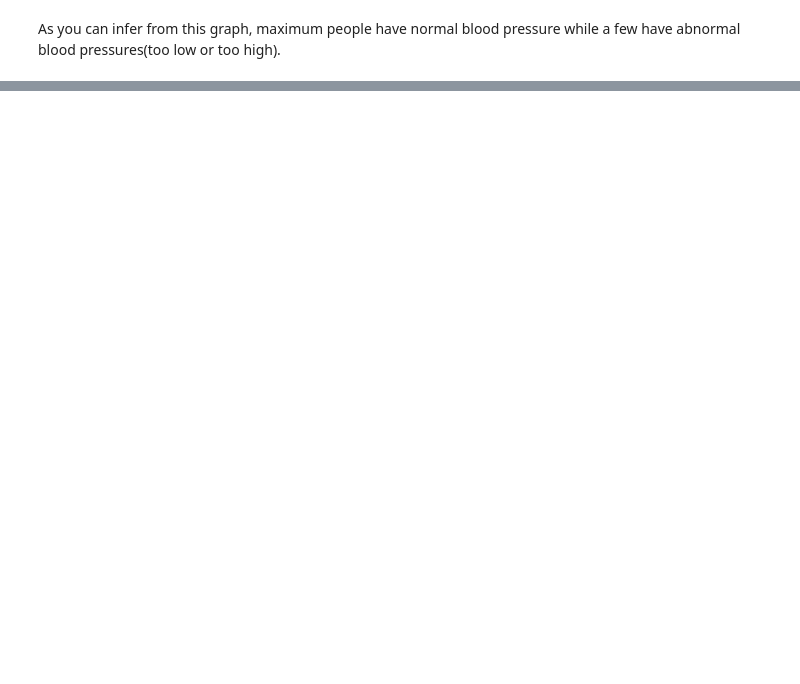
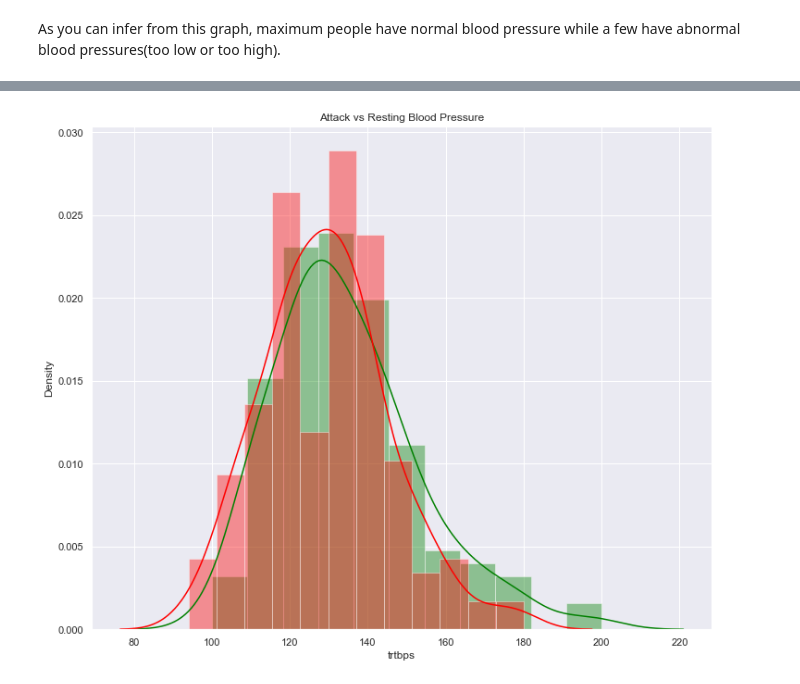
Before and after one commit to Si-D/Heart-Attack-Prediction, a Jupyter notebook: heartattackprediction.ipynb, the cells around one changed output, grey strips where cells are left out. Cells and saved outputs as stored; diff of their text form; code cells hidden in the pictures; blank space fills up the shorter version.

```diff
--- a/heartattackprediction.ipynb
+++ b/heartattackprediction.ipynb
@@ -179,0 +190,8 @@ plt.show()
+# %%
+plt.figure(figsize=(12,10))
+sns.distplot(data[data['output'] == 0]['trtbps'], color='green',kde=True,)
+sns.distplot(data[data['output'] == 1]['trtbps'], color='red',kde=True)
+plt.title('Attack vs Resting Blood Pressure')
+plt.show()
+# %% [output]
+[figure, added]
```
Also changed, not shown: parts of 19 cells of this notebook.
